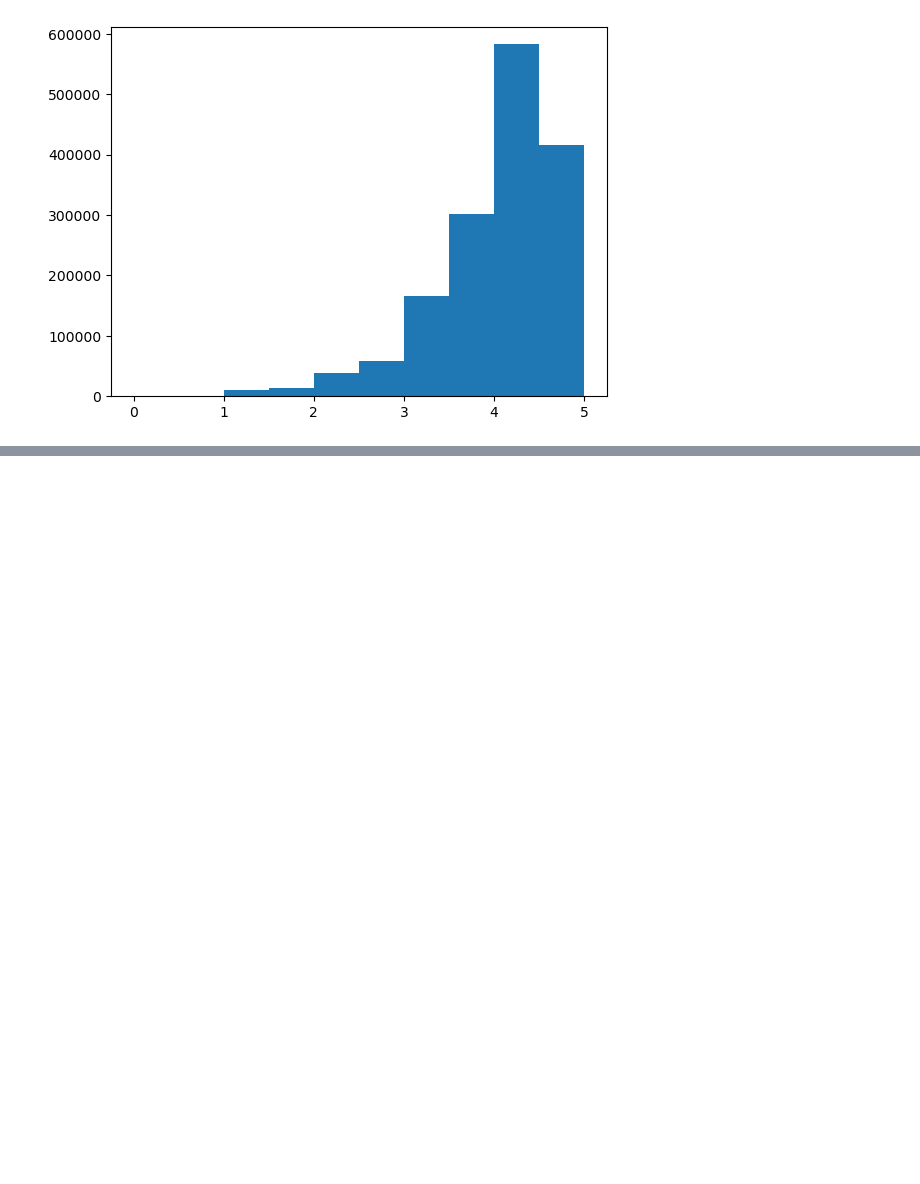
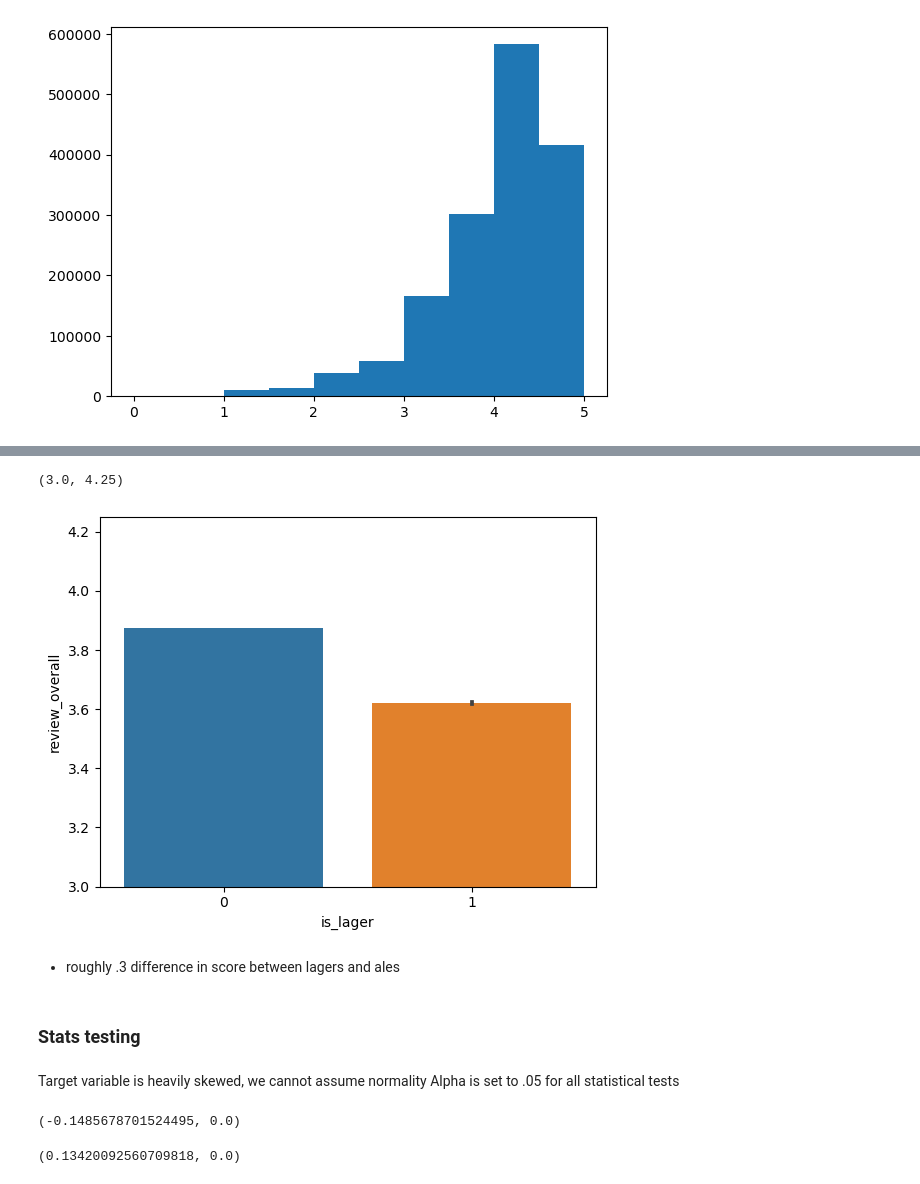
Before and after one commit to DerekBixby/beer_project, a Jupyter notebook: test.ipynb, the cells around one changed output, grey strips where cells are left out. Drawn from its saved outputs; the diff is of its cells as text; code cells hidden in the pictures; blank space fills up the shorter version.

```diff
--- a/test.ipynb
+++ b/test.ipynb
@@ -467,0 +515,27 @@ sns.lmplot(x='review_overall', y='beer_abv', data=df, scatter=True, hue='is_lage
+# %%
+sns.barplot(data=train, x='is_lager', y='review_overall')
+plt.ylim(3,4.25)
+# %% [output]
+(3.0, 4.25)
+[figure, added]
+# %% [markdown]
+* roughly .3 difference in score between lagers and ales
+# %% [markdown]
+### Stats testing
+# %% [markdown]
+Target variable is heavily skewed, we cannot assume normality
+Alpha is set to .05 for all statistical tests
+# %%
+# statistical significant relationship between overall review and lager vs ale? Yes
+
+corr, p = stats.pearsonr(train.review_overall, train.is_lager)
+corr, p
+# %% [output]
+(-0.1485678701524495, 0.0)
+# %%
+# statistical significant relationship between overall review and abv? Yes
+
+corr, p = stats.pearsonr(train.review_overall, train.beer_abv)
+corr, p
+# %% [output]
+(0.13420092560709818, 0.0)
```
Also changed, not shown: parts of 49 cells of this notebook.
